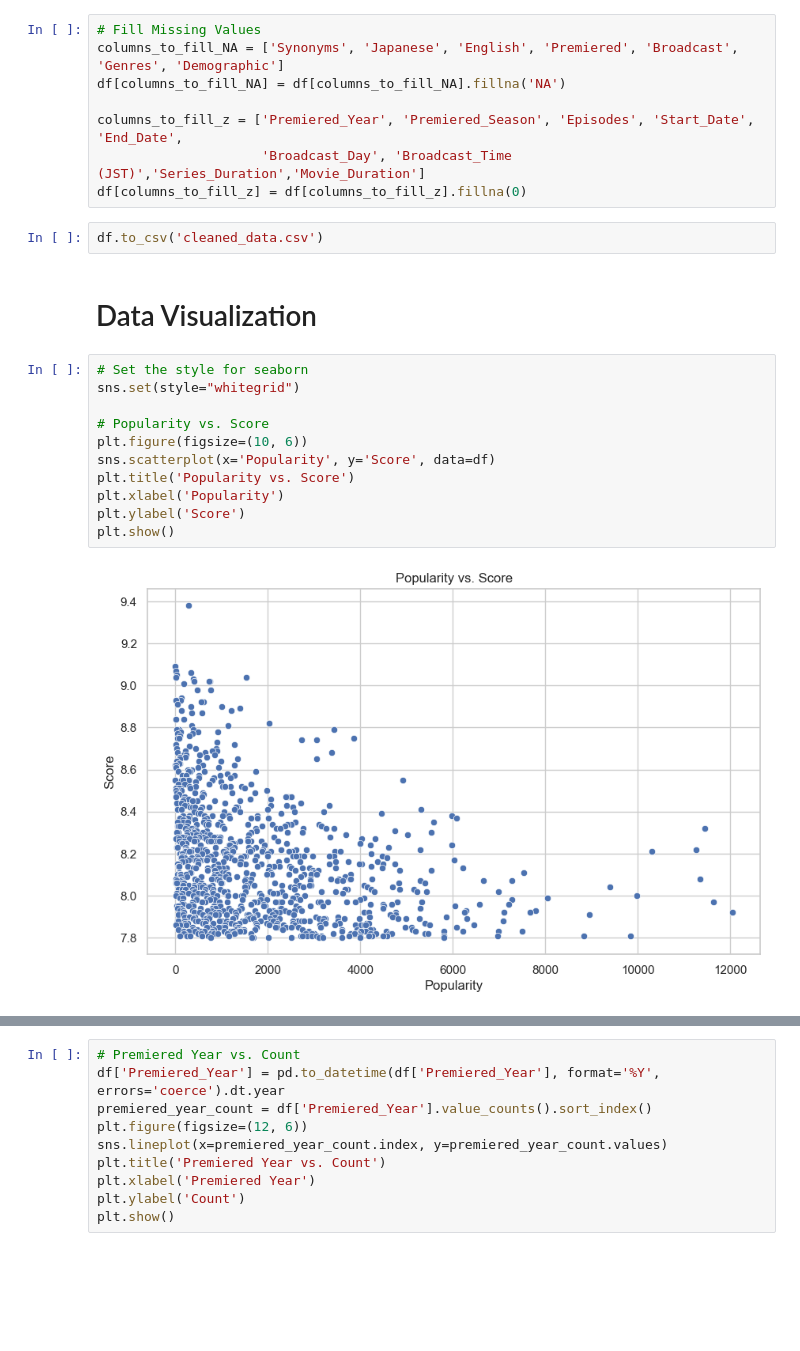
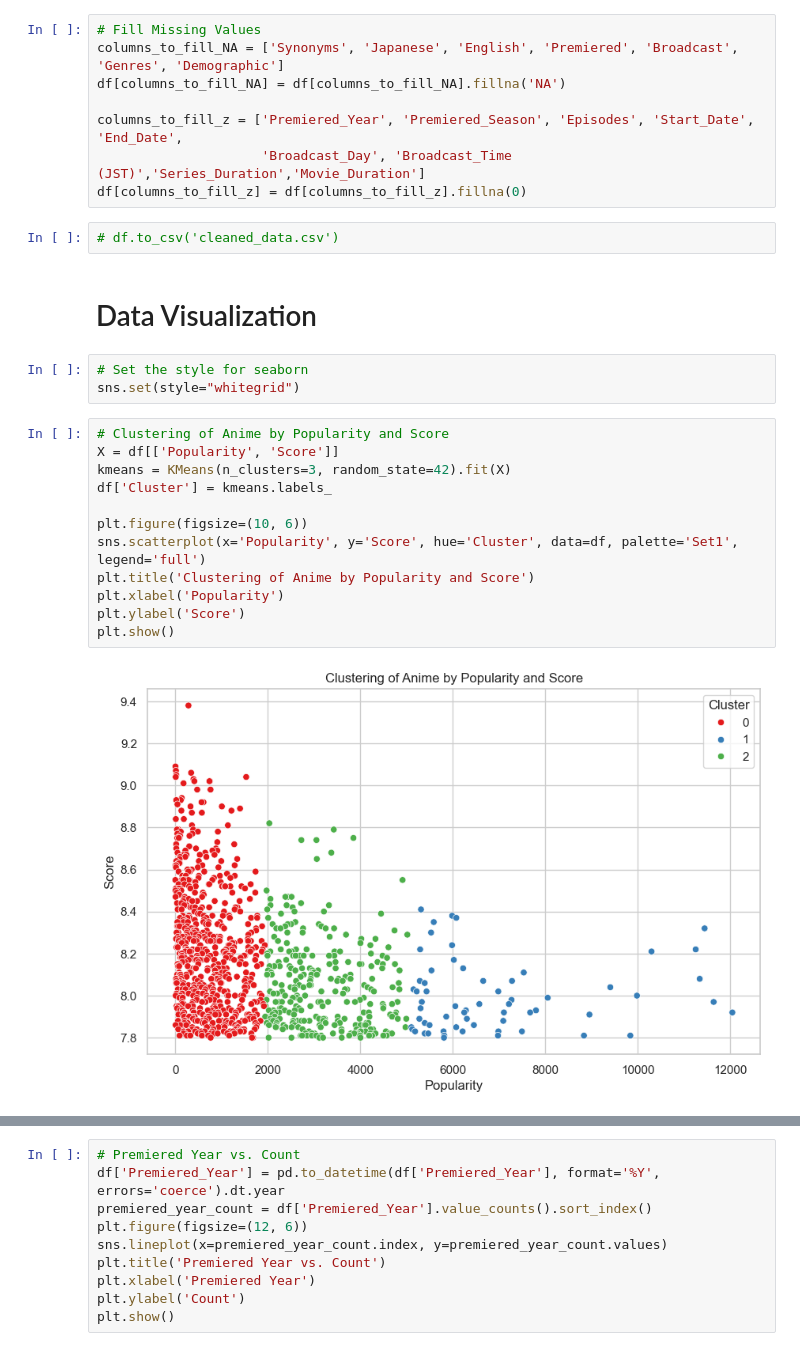
Before and after one commit to Amr-Hacoglu/Top_Anime_Dataset_2024_Analysis, a Jupyter notebook: top-anime-dataset-2024.ipynb, the cells around one changed output, grey strips where cells are left out. Drawn from its saved outputs; the diff is of its cells as text; blank space fills up the shorter version.

```diff
--- a/top-anime-dataset-2024.ipynb
+++ b/top-anime-dataset-2024.ipynb
@@ -161,20 +162,24 @@ columns_to_fill_z = ['Premiered_Year', 'Premiered_Season', 'Episodes', 'Start_Da
                      'Broadcast_Day', 'Broadcast_Time (JST)','Series_Duration','Movie_Duration']
 df[columns_to_fill_z] = df[columns_to_fill_z].fillna(0)
 # %%
-df.to_csv('cleaned_data.csv')
+# df.to_csv('cleaned_data.csv')
 # %% [markdown]
 # Data Visualization
-# %%
-# Set the style for seaborn
-sns.set(style="whitegrid")
-
-# Popularity vs. Score
-plt.figure(figsize=(10, 6))
-sns.scatterplot(x='Popularity', y='Score', data=df)
-plt.title('Popularity vs. Score')
-plt.xlabel('Popularity')
-plt.ylabel('Score')
-plt.show()
-# %% [output]
-[figure, removed]
+# %%
+# Set the style for seaborn
+sns.set(style="whitegrid")
+# %%
+# Clustering of Anime by Popularity and Score
+X = df[['Popularity', 'Score']]
+kmeans = KMeans(n_clusters=3, random_state=42).fit(X)
+df['Cluster'] = kmeans.labels_
+
+plt.figure(figsize=(10, 6))
+sns.scatterplot(x='Popularity', y='Score', hue='Cluster', data=df, palette='Set1', legend='full')
+plt.title('Clustering of Anime by Popularity and Score')
+plt.xlabel('Popularity')
+plt.ylabel('Score')
+plt.show()
+# %% [output]
+[figure, added]
 # %%
```
Also changed, not shown: parts of 8 cells of this notebook.
